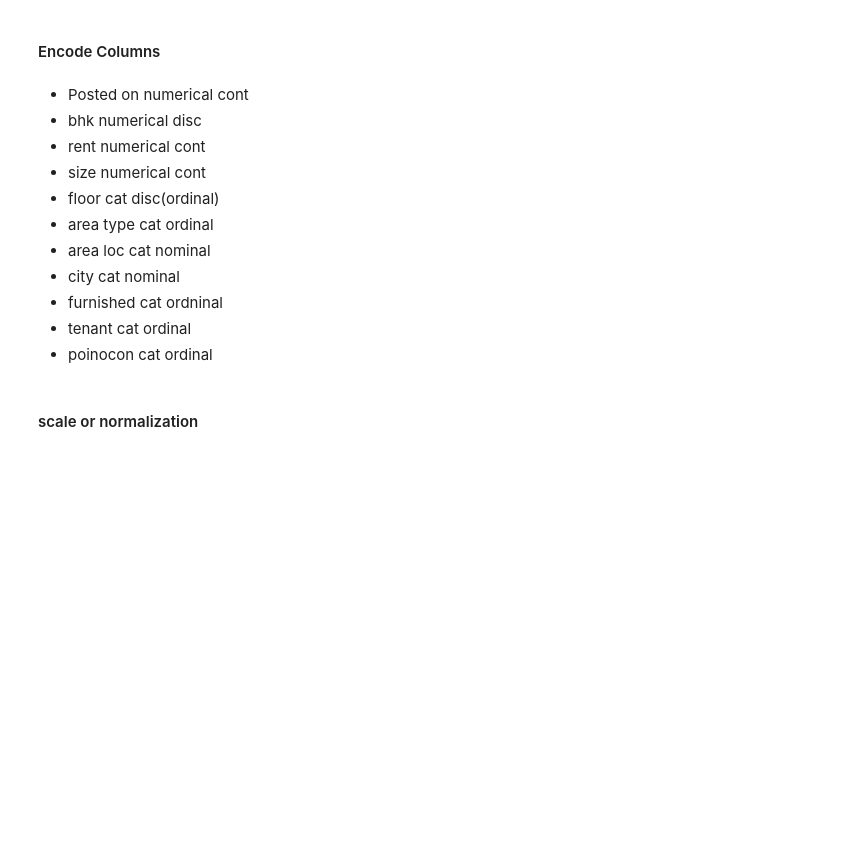
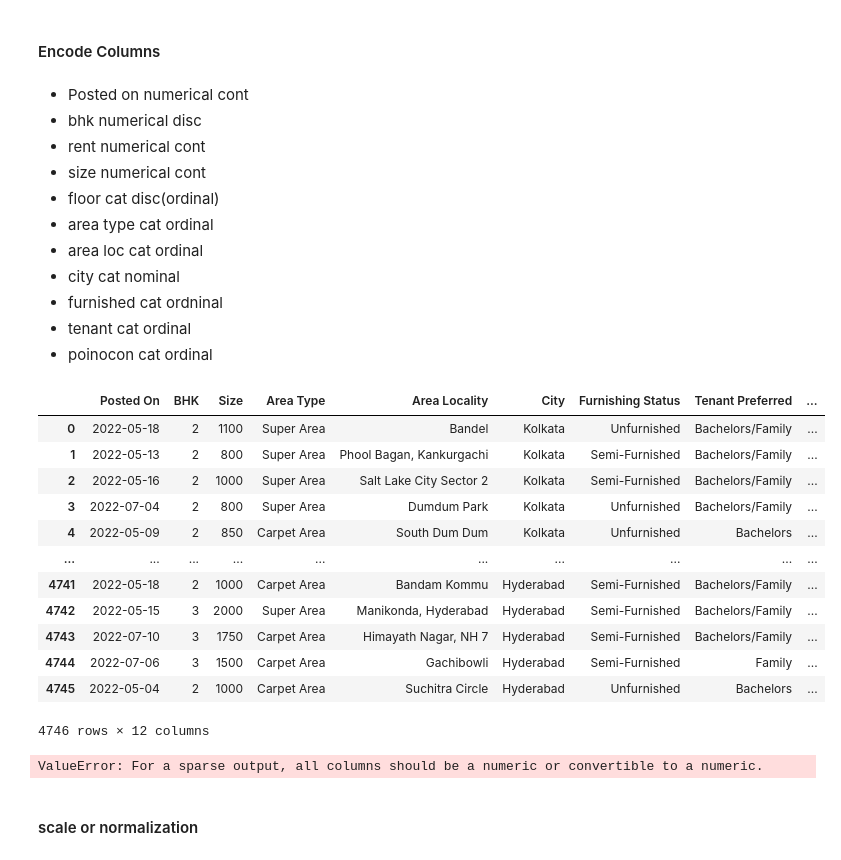
Before and after one commit to remre/housepricer, a Jupyter notebook: workenvfirst.ipynb, the cells around one changed output. Saved outputs shown, nothing was run; the diff lists cells and outputs as text; code cells hidden in the pictures; blank space fills up the shorter version.

```diff
--- a/workenvfirst.ipynb
+++ b/workenvfirst.ipynb
@@ -131,7 +131,7 @@ df2.loc[df2['total_floor'] == '2']
 * size       numerical cont
 * floor      cat       disc(ordinal)
 * area type  cat       ordinal
-* area loc   cat       nominal
+* area loc   cat       ordinal
 * city       cat       nominal
 * furnished  cat       ordninal
 * tenant     cat       ordinal
@@ -138,0 +142,3 @@ df2.loc[df2['total_floor'] == '2']
+# %%
+y =df2[['Rent']].values
+X = df2.drop('Rent',axis=1)
@@ -138,0 +148,16 @@ df2.loc[df2['total_floor'] == '2']
+# %%
+X
+# %% [output]
+|  | Posted On | BHK | Size | Area Type | Area Locality | City | Furnishing Status | Tenant Preferred | ... |
+| 0 | 2022-05-18 | 2 | 1100 | Super Area | Bandel | Kolkata | Unfurnished | Bachelors/Family | ... |
+| 1 | 2022-05-13 | 2 | 800 | Super Area | Phool Bagan, Kankurgachi | Kolkata | Semi-Furnished | Bachelors/Family | ... |
+| 2 | 2022-05-16 | 2 | 1000 | Super Area | Salt Lake City Sector 2 | Kolkata | Semi-Furnished | Bachelors/Family | ... |
+| 3 | 2022-07-04 | 2 | 800 | Super Area | Dumdum Park | Kolkata | Unfurnished | Bachelors/Family | ... |
+| 4 | 2022-05-09 | 2 | 850 | Carpet Area | South Dum Dum | Kolkata | Unfurnished | Bachelors | ... |
+| ... | ... | ... | ... | ... | ... | ... | ... | ... | ... |
+| 4741 | 2022-05-18 | 2 | 1000 | Carpet Area | Bandam Kommu | Hyderabad | Semi-Furnished | Bachelors/Family | ... |
+| 4742 | 2022-05-15 | 3 | 2000 | Super Area | Manikonda, Hyderabad | Hyderabad | Semi-Furnished | Bachelors/Family | ... |
+| 4743 | 2022-07-10 | 3 | 1750 | Carpet Area | Himayath Nagar, NH 7 | Hyderabad | Semi-Furnished | Bachelors/Family | ... |
+| 4744 | 2022-07-06 | 3 | 1500 | Carpet Area | Gachibowli | Hyderabad | Semi-Furnished | Family | ... |
+| 4745 | 2022-05-04 | 2 | 1000 | Carpet Area | Suchitra Circle | Hyderabad | Unfurnished | Bachelors | ... |
+4746 rows × 12 columns
@@ -139,8 +166,9 @@ df2.loc[df2['total_floor'] == '2']
 # %%
-from sklearn.preprocessing import OneHotEncoder
-from sklearn.compose import ColumnTransformer
+
 ct = ColumnTransformer(transformers=[('encoder', OneHotEncoder(), [3])], remainder='passthrough')
-X = np.array(ct.fit_transform(X))
+X = ct.fit_transform(X)
+# %% [output]
+ValueError: For a sparse output, all columns should be a numeric or convertible to a numeric.
 # %% [markdown]
 #### scale or normalization
 # %% [markdown]
```
Also changed, not shown: parts of 3 cells of this notebook.
